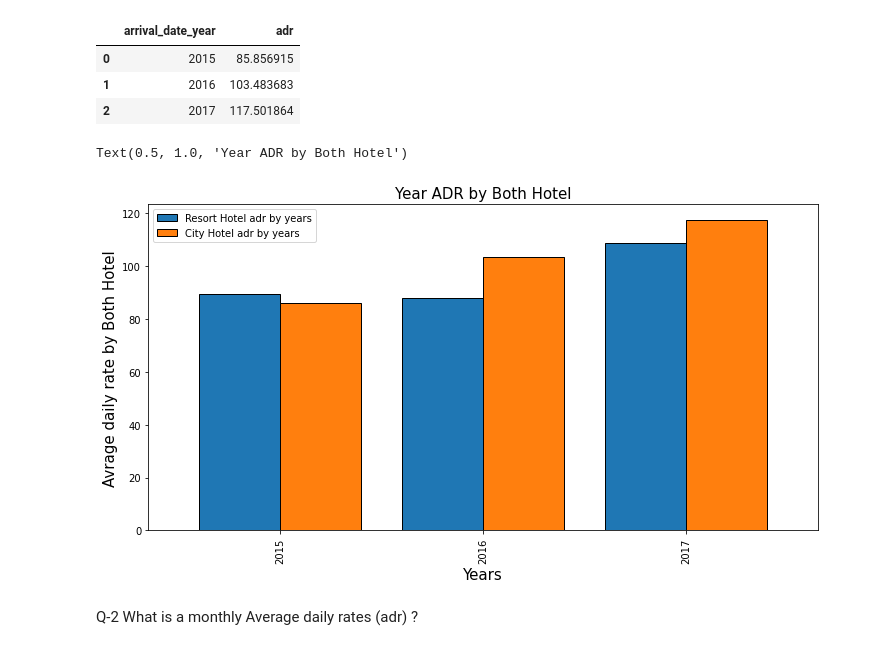
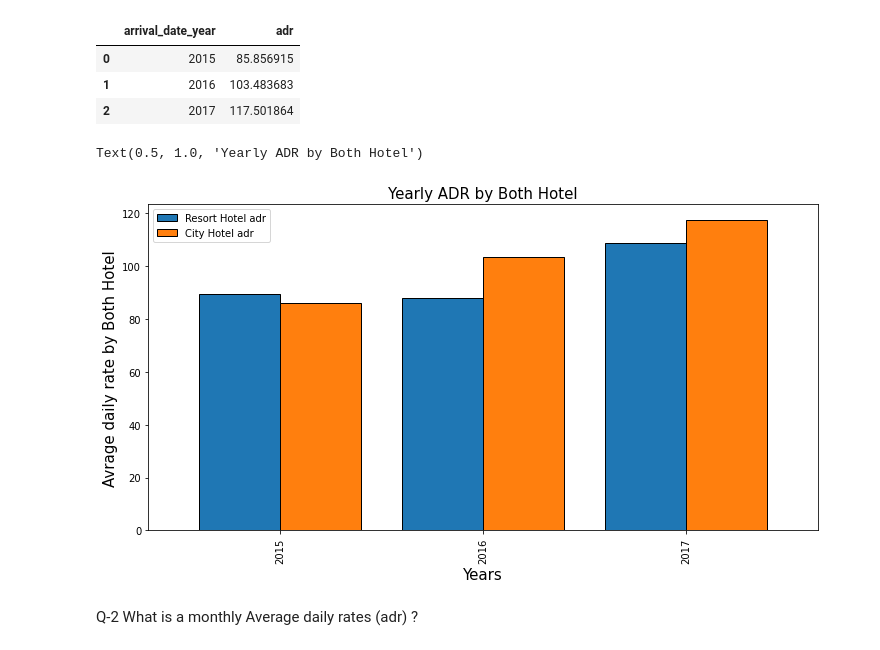
Before and after one commit to hitenmewada/Capstone-1-EDA_on_hotel_booking_dataset, a Jupyter notebook: Copy_of_Hotel_Booking_Analysis_Capstone_Project.ipynb, the cells around one changed output. Cells and saved outputs as stored; diff of their text form; code cells hidden in the pictures.

```diff
--- a/Copy_of_Hotel_Booking_Analysis_Capstone_Project.ipynb
+++ b/Copy_of_Hotel_Booking_Analysis_Capstone_Project.ipynb
@@ -184,22 +154,22 @@ City_hotel_adr_by_year
 | 2 | 2017 | 117.501864 |
 # %%
 adr_by_year_hotel_type = pd.concat([Resort_hotel_adr_by_year['arrival_date_year'],Resort_hotel_adr_by_year['adr'],City_hotel_adr_by_year['adr']],axis=1)
-adr_by_year_hotel_type.columns = ['Years','Resort Hotel adr by years','City Hotel adr by years']
+adr_by_year_hotel_type.columns = ['Years','Resort Hotel adr','City Hotel adr']
 # %%
 adr_by_year_hotel_type.set_index('Years',inplace=True)
 # %%
-ax=adr_by_year_hotel_type[['Resort Hotel adr by years','City Hotel adr by years']].plot.bar(
+ax=adr_by_year_hotel_type[['Resort Hotel adr','City Hotel adr']].plot.bar(
     width=0.8,
     linewidth=1,
     edgecolor='black',
     figsize = (12,6),
     fontsize = 10);
 ax.set_xlabel('Years', fontsize = 15)
 ax.set_ylabel('Avrage daily rate by Both Hotel', fontsize = 15)
-ax.set_title('Year ADR by Both Hotel',fontsize = 15)
+ax.set_title('Yearly ADR by Both Hotel',fontsize = 15)
 # %% [output]
-Text(0.5, 1.0, 'Year ADR by Both Hotel')
+Text(0.5, 1.0, 'Yearly ADR by Both Hotel')
-[figure, old version]
+[figure, new version]
 # %% [markdown]
 Q-2 What is a monthly Average daily rates (adr) ?
 # %%
```
Also changed, not shown: parts of 37 cells of this notebook.
